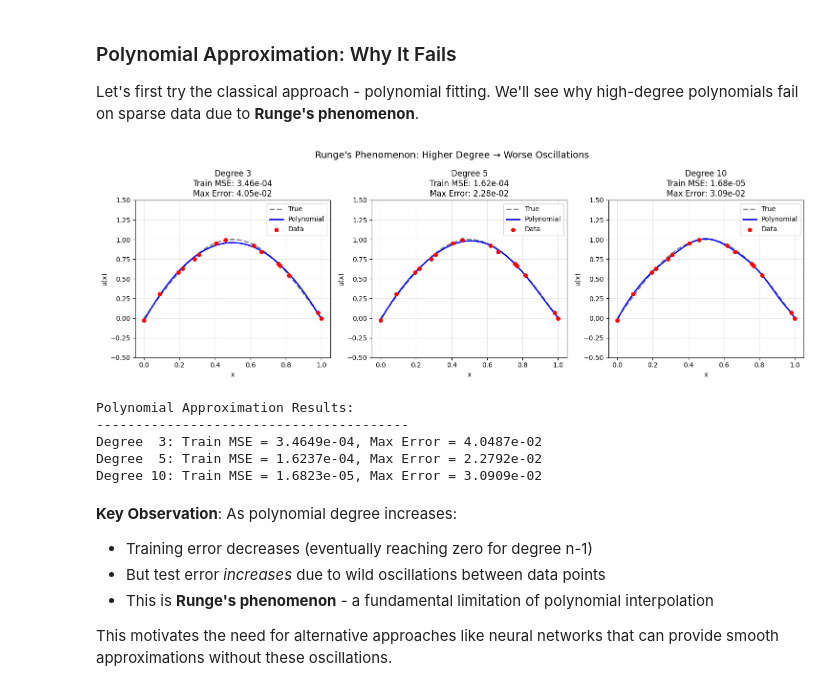
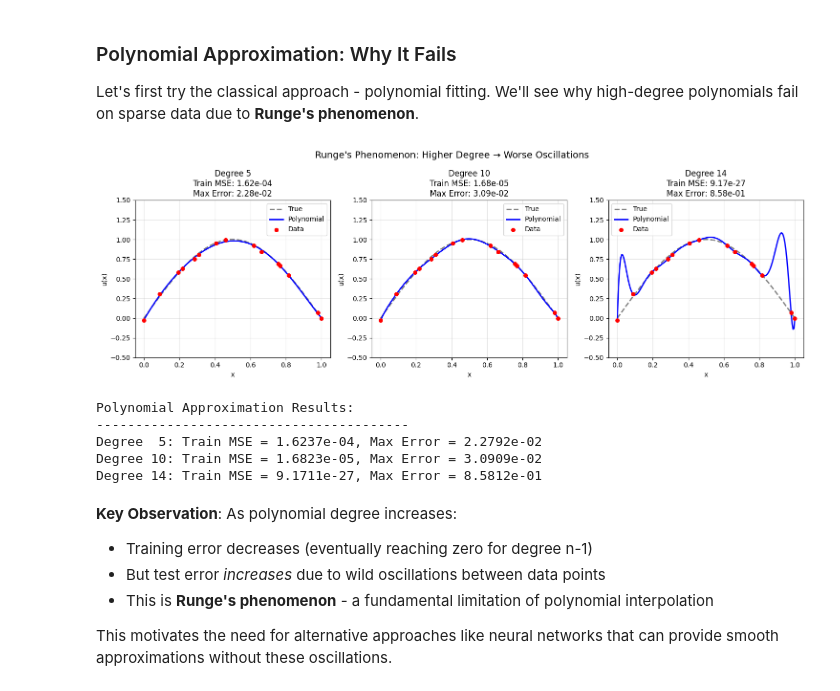
Before and after one commit to youngdie07/sciml, a Jupyter notebook: docs/00-mlp/mlp.ipynb, the cells around one changed output. Cells and saved outputs as stored; diff of their text form; code cells hidden in the pictures.

```diff
--- a/docs/00-mlp/mlp.ipynb
+++ b/docs/00-mlp/mlp.ipynb
@@ -97,7 +97,7 @@ Let's first try the classical approach - polynomial fitting. We'll see why high-
 from numpy.polynomial import Polynomial
 
 # Try different polynomial degrees
-degrees = [3, 5, 10]  # n_train - 1 = 14 is the maximum meaningful degree
+degrees = [5, 10, 14]  # n_train - 1 = 14 is the maximum meaningful degree
 poly_models = {}
 errors = {}
 
@@ -108,39 +108,39 @@ for idx, degree in enumerate(degrees):
     poly = Polynomial.fit(x_train, y_train, degree)
     y_poly = poly(x_test)
     poly_models[f'Poly-{degree}'] = y_poly
 
     # Compute errors
     train_mse = np.mean((poly(x_train) - y_train)**2)
     test_error = np.max(np.abs(y_poly - y_exact))
     errors[degree] = {'train_mse': train_mse, 'test_error': test_error}
 
     # Plot
     ax = axes[idx]
     ax.plot(x_test, y_exact, 'k--', alpha=0.5, linewidth=2, label='True')
     ax.plot(x_test, y_poly, 'b-', linewidth=2, label=f'Polynomial')
     ax.scatter(x_train, y_train, s=30, c='red', zorder=5, label='Data')
     ax.set_xlabel('x')
     ax.set_ylabel('u(x)')
     ax.set_title(f'Degree {degree}\nTrain MSE: {train_mse:.2e}\nMax Error: {test_error:.2e}')
     ax.legend()
     ax.set_ylim([-0.5, 1.5])
 
 plt.suptitle('Runge\'s Phenomenon: Higher Degree → Worse Oscillations', fontsize=14)
 plt.tight_layout()
 plt.show()
 
 # Print error summary
 print("Polynomial Approximation Results:")
 print("-" * 40)
 for degree, err in errors.items():
     print(f"Degree {degree:2d}: Train MSE = {err['train_mse']:.4e}, Max Error = {err['test_error']:.4e}")
 # %% [output]
-[figure, old version]
+[figure, new version]
 Polynomial Approximation Results:
 ----------------------------------------
-Degree  3: Train MSE = 3.4649e-04, Max Error = 4.0487e-02
 Degree  5: Train MSE = 1.6237e-04, Max Error = 2.2792e-02
 Degree 10: Train MSE = 1.6823e-05, Max Error = 3.0909e-02
+Degree 14: Train MSE = 9.1711e-27, Max Error = 8.5812e-01
 # %% [markdown]
 **Key Observation**: As polynomial degree increases:
 - Training error decreases (eventually reaching zero for degree n-1)
```
Also changed, not shown: 3 other files.
